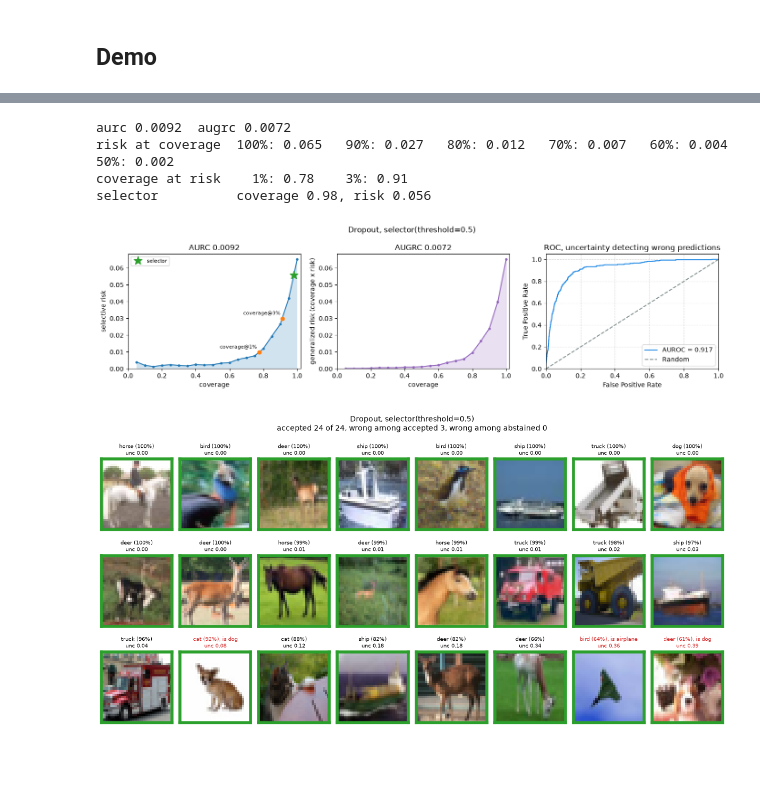
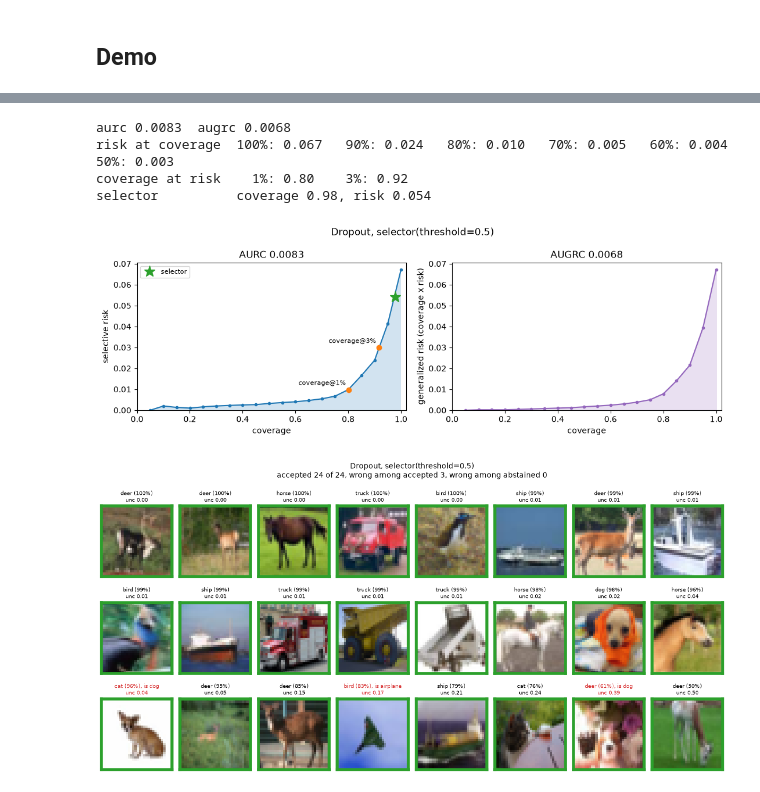
Before and after one commit to elias0224/probly, a Jupyter notebook: experiments/selective_prediction_sgr/SelectivePrediction.ipynb, the cells around one changed output, grey strips where cells are left out. Saved outputs shown, nothing was run; the diff lists cells and outputs as text; code cells hidden in the pictures; blank space fills up the shorter version.

```diff
--- a/experiments/selective_prediction_sgr/SelectivePrediction.ipynb
+++ b/experiments/selective_prediction_sgr/SelectivePrediction.ipynb
@@ -374,10 +392,9 @@ selective_model = selective_predictor(ensemble_model, selector=selector(risk=0.0
 with torch.no_grad():
     selective_model.calibrate(y_sel, x_sel)
     result = selective_model.evaluate(y_eval, x_eval, metrics=["aurc", "augrc", *CURVE, "coverage@0.01", "coverage@0.03"])
-    evaluation = selective_model.predict(x_eval)
     predictions = selective_model.predict(x_new)
 
-show_evaluation(result, f"Ensemble, {selective_model.selector}", evaluation, y_eval)
+show_evaluation(result, f"Ensemble, {selective_model.selector}")
 show_selective(x_new_u8, y_new, predictions, title=f"Ensemble, {selective_model.selector}")
 # %% [output]
 aurc 0.0056  augrc 0.0041
@@ -399,9 +416,8 @@ selective_model = selective_predictor(
 with torch.no_grad():
     selective_model.calibrate(None, x_sel)
     result = selective_model.evaluate(y_eval, x_eval, metrics=["aurc", "augrc", *CURVE, "coverage@0.01", "coverage@0.03"])
-    evaluation = selective_model.predict(x_eval)
     predictions = selective_model.predict(x_new)
 
-show_evaluation(result, f"Dropout, {selective_model.selector}", evaluation, y_eval)
+show_evaluation(result, f"Dropout, {selective_model.selector}")
 show_selective(x_new_u8, y_new, predictions, title=f"Dropout, {selective_model.selector}")
 # %% [output]
@@ -414,20 +430,19 @@ selector          coverage 0.81, risk 0.010
 # %%
 # Accept every image with an uncertainty below 0.5; a fixed threshold needs no calibration.
 selective_model = selective_predictor(
     dropout_model, selector=selector(threshold=0.5), representer_kwargs={"num_samples": 5}
 )
 
 with torch.no_grad():
     result = selective_model.evaluate(y_eval, x_eval, metrics=["aurc", "augrc", *CURVE, "coverage@0.01", "coverage@0.03"])
-    evaluation = selective_model.predict(x_eval)
     predictions = selective_model.predict(x_new)
 
-show_evaluation(result, f"Dropout, {selective_model.selector}", evaluation, y_eval)
+show_evaluation(result, f"Dropout, {selective_model.selector}")
 show_selective(x_new_u8, y_new, predictions, title=f"Dropout, {selective_model.selector}")
 # %% [output]
-aurc 0.0092  augrc 0.0072
-risk at coverage  100%: 0.065   90%: 0.027   80%: 0.012   70%: 0.007   60%: 0.004   50%: 0.002
-coverage at risk    1%: 0.78    3%: 0.91
-selector          coverage 0.98, risk 0.056
+aurc 0.0083  augrc 0.0068
+risk at coverage  100%: 0.067   90%: 0.024   80%: 0.010   70%: 0.005   60%: 0.004   50%: 0.003
+coverage at risk    1%: 0.80    3%: 0.92
+selector          coverage 0.98, risk 0.054
-[figure, old version]
+[figure, new version]
-[figure, old version]
+[figure, new version]
```
Also changed, not shown: parts of 13 cells of this notebook.
